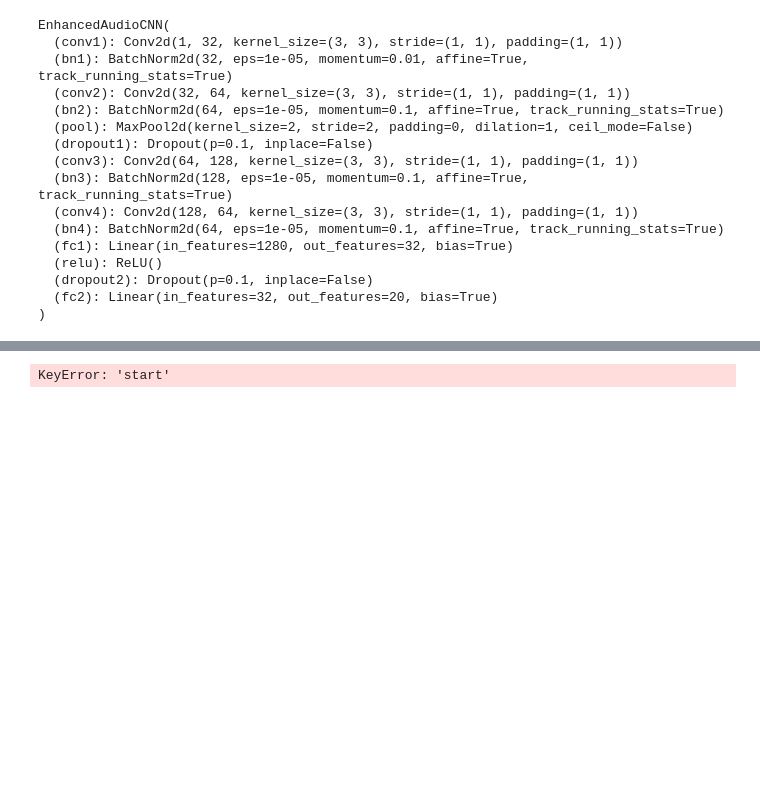
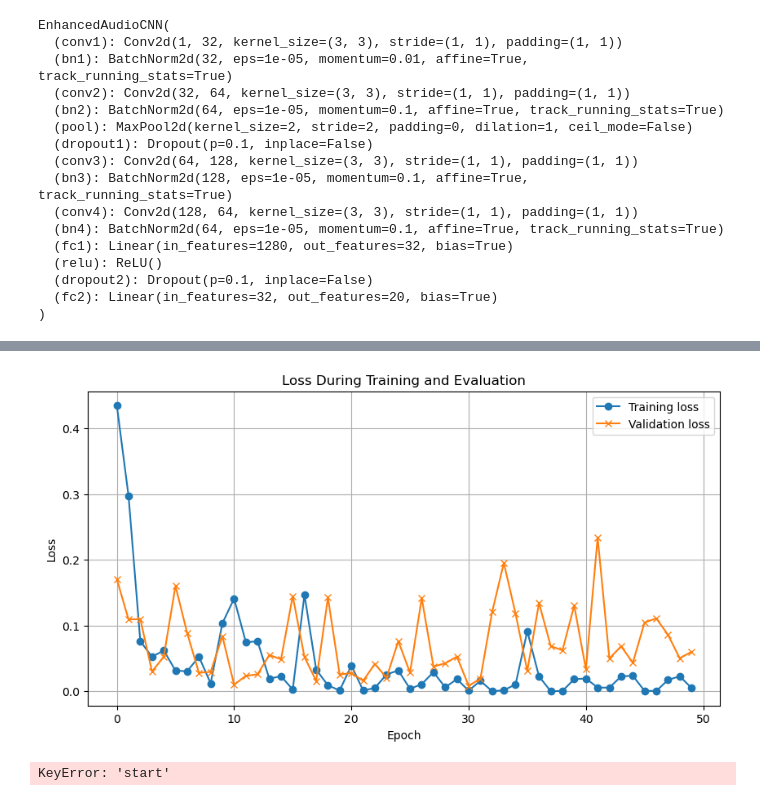
Before and after one commit to flipmeixner/mlpc, a Jupyter notebook: Code/fine_tuning_env.ipynb, the cells around one changed output, grey strips where cells are left out. Saved outputs shown, nothing was run; the diff lists cells and outputs as text; code cells hidden in the pictures; blank space fills up the shorter version.

```diff
--- a/Code/fine_tuning_env.ipynb
+++ b/Code/fine_tuning_env.ipynb
@@ -69,7 +69,9 @@ for label in labels_train:
 for label in labels_valid:
     labels_valid_num.append(y[label])
 # %%
+labels_train_num = np.array(labels_train_num)
+labels_valid_num = np.array(labels_valid_num)
 print(len(data_train), len(data_valid), len(labels_train_num), len(labels_valid_num))
-print(data_train.shape, data_valid.shape)
+print(data_train.shape, data_valid.shape, labels_train_num.shape, labels_valid_num.shape)
 # %% [output]
 16227 4192 16227 4192
@@ -171,3 +189,18 @@ IndexError: index 845 is out of bounds for dimension 0 with size 1
+# %%
+import matplotlib.pyplot as plt
+
+# Assuming 'losses' is a list of float numbers representing the loss values
+plt.figure(figsize=(10, 5))  # Set the figure size (optional)
+plt.plot(losses_train, label='Training loss', marker='o')
+plt.plot(losses_valid, label='Validation loss', marker='x')  # Plot the losses with line and markers
+plt.title('Loss During Training and Evaluation')  # Give the plot a title
+plt.xlabel('Epoch')  # Label the x-axis as 'Epoch'
+plt.ylabel('Loss')  # Label the y-axis as 'Loss'
+plt.grid(True)  # Enable grid for easier readability
+plt.legend()
+plt.show()  # Display the plot
+# %% [output]
+[figure, added]
 # %%
 def segment_features(features, segment_frames=44, hop_frames=1):
     # Number of feature frames in the file
```
Also changed, not shown: parts of 2 cells of this notebook, 51 other files.
